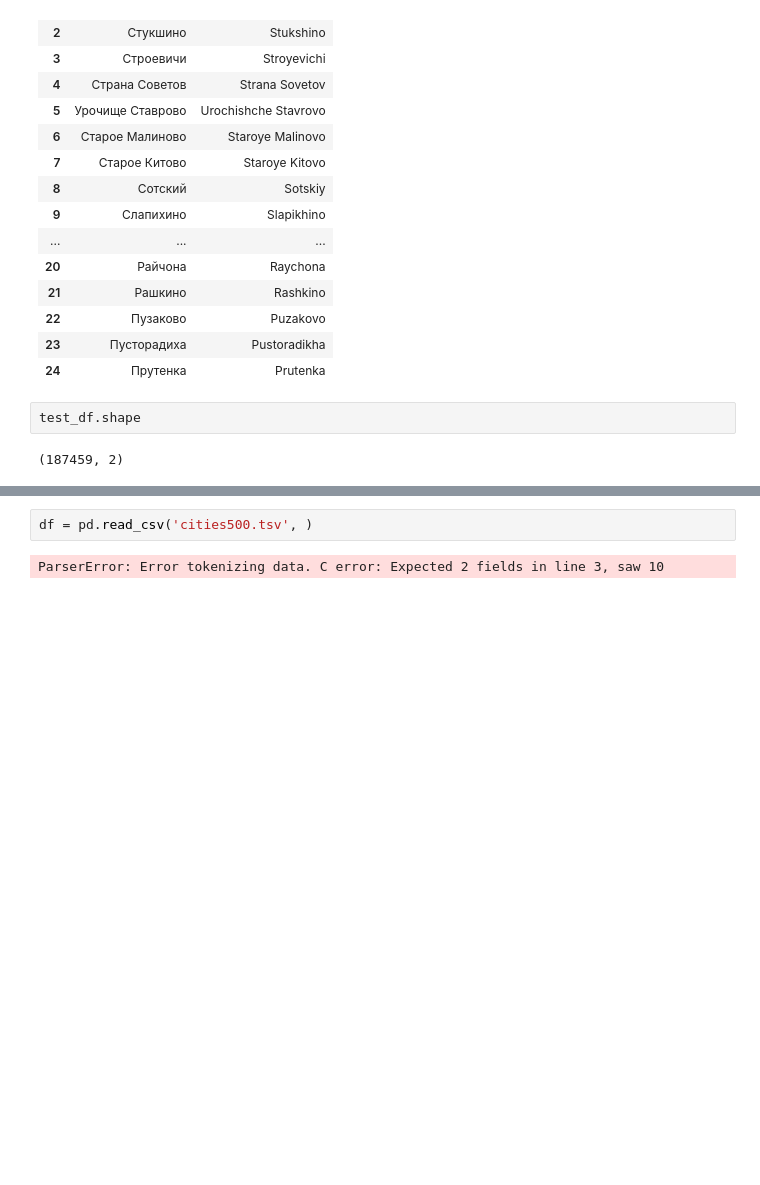
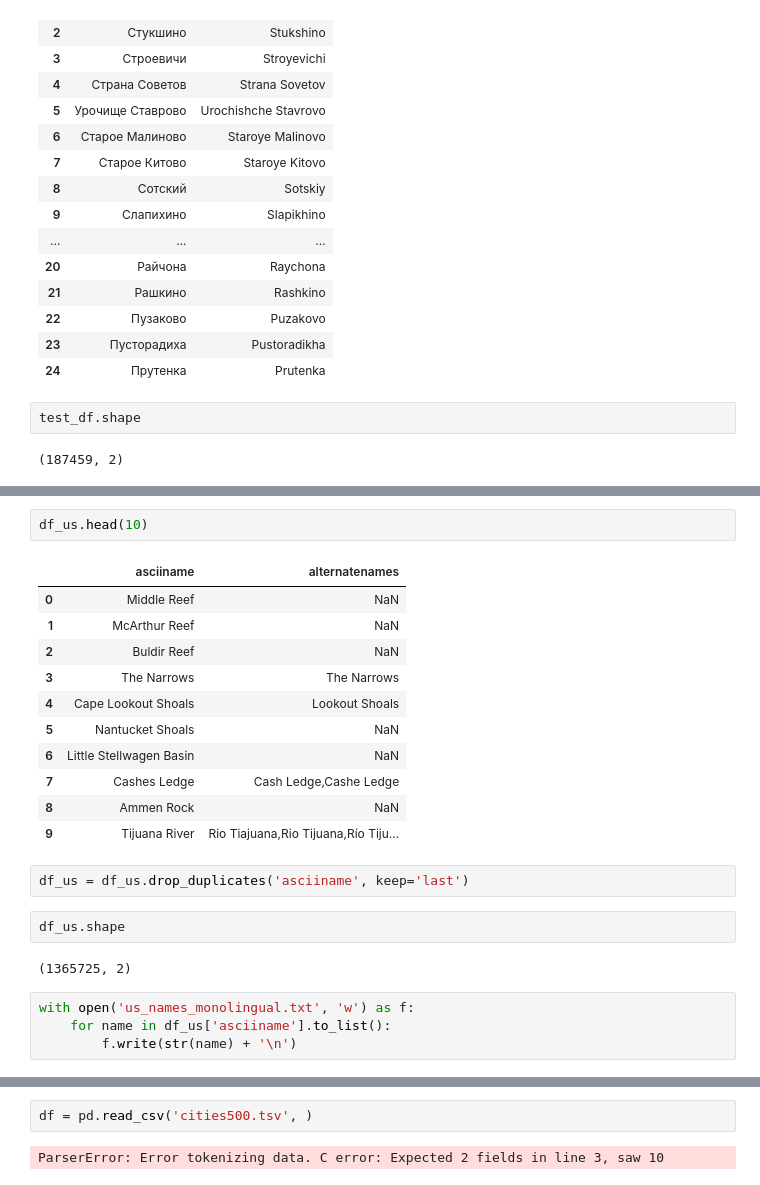
Before and after one commit to korab1ev/Neural-MT, a Jupyter notebook: augment-data-prep.ipynb, the cells around one changed output, grey strips where cells are left out. Saved outputs shown, nothing was run; the diff lists cells and outputs as text; blank space fills up the shorter version.

```diff
--- a/augment-data-prep.ipynb
+++ b/augment-data-prep.ipynb
@@ -234,0 +299,24 @@ test_df.shape
+# %%
+df_us.head(10)
+# %% [output]
+|  | asciiname | alternatenames |
+| 0 | Middle Reef | NaN |
+| 1 | McArthur Reef | NaN |
+| 2 | Buldir Reef | NaN |
+| 3 | The Narrows | The Narrows |
+| 4 | Cape Lookout Shoals | Lookout Shoals |
+| 5 | Nantucket Shoals | NaN |
+| 6 | Little Stellwagen Basin | NaN |
+| 7 | Cashes Ledge | Cash Ledge,Cashe Ledge |
+| 8 | Ammen Rock | NaN |
+| 9 | Tijuana River | Rio Tiajuana,Rio Tijuana,Río Tiju... |
+# %%
+df_us = df_us.drop_duplicates('asciiname', keep='last')
+# %%
+df_us.shape
+# %% [output]
+(1365725, 2)
+# %%
+with open('us_names_monolingual.txt', 'w') as f:
+    for name in df_us['asciiname'].to_list():
+        f.write(str(name) + '\n')
```
Also changed, not shown: parts of 12 cells of this notebook.
